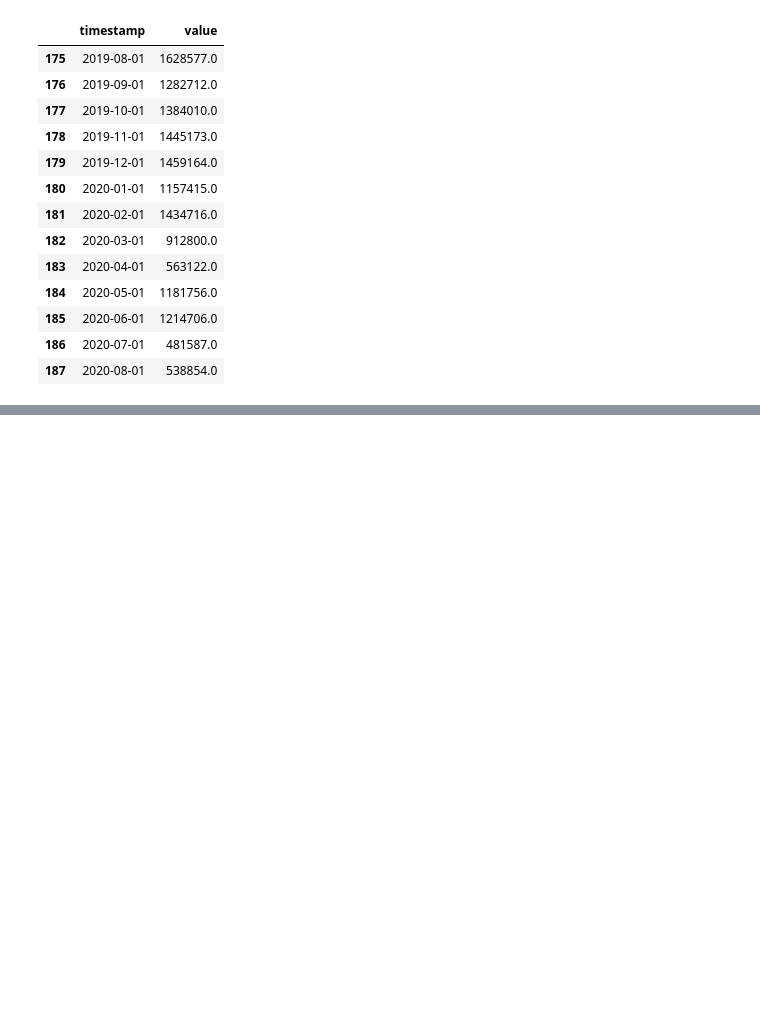
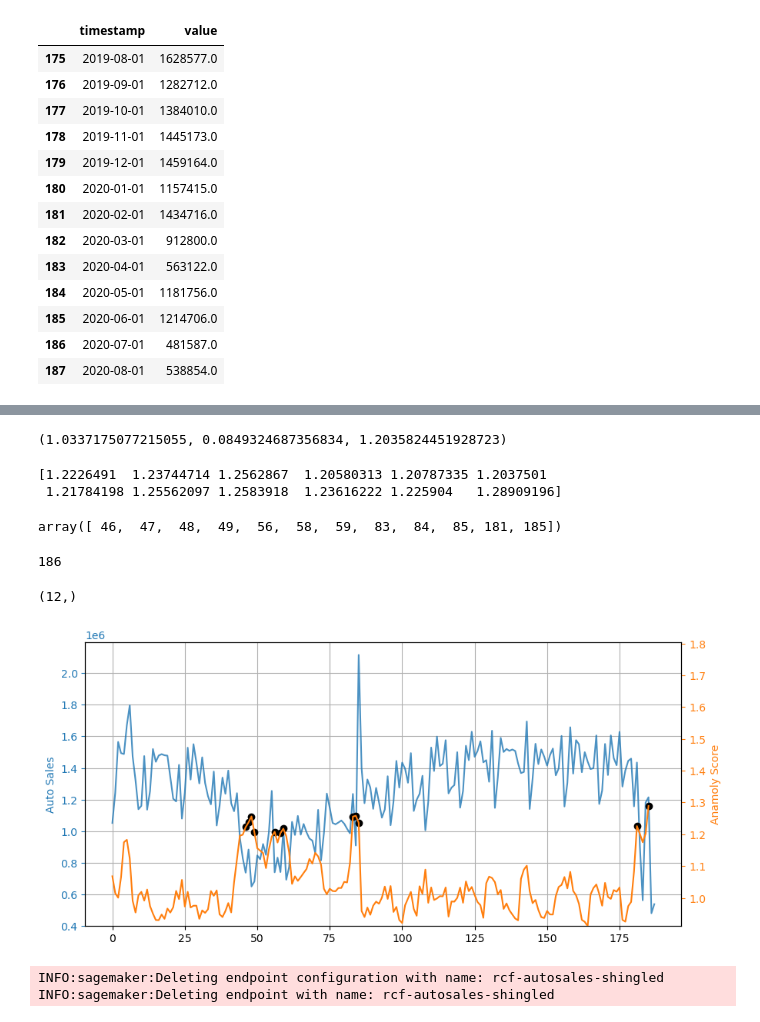
Before and after one commit to saravanankrishnarajan/SageMaker, a Jupyter notebook: RandomCutForest/random_cut_forest_auto_sales.ipynb, the cells around one changed output, grey strips where cells are left out. Cells and saved outputs as stored; diff of their text form; code cells hidden in the pictures; blank space fills up the shorter version.

```diff
--- a/RandomCutForest/random_cut_forest_auto_sales.ipynb
+++ b/RandomCutForest/random_cut_forest_auto_sales.ipynb
@@ -134,0 +507,2 @@ df[175:]
+# %%
+rcf.fit(rcf.record_set(auto_data_shingled))
@@ -134,0 +561,7 @@ df[175:]
+# %%
+# Using above inference endpoint we compute the anamoly scores with the shingled data
+
+# Score the shingled datapoints
+
+results = rcf_inference.predict(auto_data_shingled)
+scores = np.array([datum['score'] for datum in results['scores']])
@@ -134,0 +575,60 @@ df[175:]
+# %%
+# Compute the shingled score distribution and cutoff to determine anamolies
+
+score_mean = scores.mean()
+score_std = scores.std()
+score_cutoff = score_mean + 2.0*score_std
+
+score_mean, score_std, score_cutoff
+# %% [output]
+(1.0337175077215055, 0.0849324687356834, 1.2035824451928723)
+# %%
+anomalies = scores[scores>score_cutoff]
+anomaly_indices = np.arange(len(scores))[scores>score_cutoff]
+
+print(anomalies)
+# %% [output]
+[1.2226491  1.23744714 1.2562867  1.20580313 1.20787335 1.2037501
+ 1.21784198 1.25562097 1.2583918  1.23616222 1.225904   1.28909196]
+# %%
+anomaly_indices
+# %% [output]
+array([ 46,  47,  48,  49,  56,  58,  59,  83,  84,  85, 181, 185])
+# %%
+scores.size
+# %% [output]
+186
+# %%
+anomalies.shape
+# %% [output]
+(12,)
+# %%
+# plot the scores from the shingled data on top of original dataset
+
+fig, ax1 = plt.subplots()
+ax2 = ax1.twinx()
+
+start, end = 0, len(df)
+taxi_data_subset = df.loc[start:end]
+
+ax1.plot(df['value'], color='C0', alpha=0.8)
+ax2.plot(scores, color='C1')
+ax2.scatter(anomaly_indices, anomalies, color='k')
+
+ax1.grid(which='major', axis='both')
+ax1.set_ylabel('Auto Sales', color='C0')
+ax2.set_ylabel('Anamoly Score', color='C1')
+ax1.tick_params('y', colors='C0')
+ax2.tick_params('y', colors='C1')
+
+ax2.set_ylim(min(scores), 1.4*max(scores))
+fig.set_figwidth(10)
+# %% [output]
+[figure, added]
+# %%
+# delete the endpoint
+
+rcf_inference.delete_endpoint()
+# %% [output]
+INFO:sagemaker:Deleting endpoint configuration with name: rcf-autosales-shingled
+INFO:sagemaker:Deleting endpoint with name: rcf-autosales-shingled
```
Also changed, not shown: parts of 53 cells of this notebook, 2 other files.
